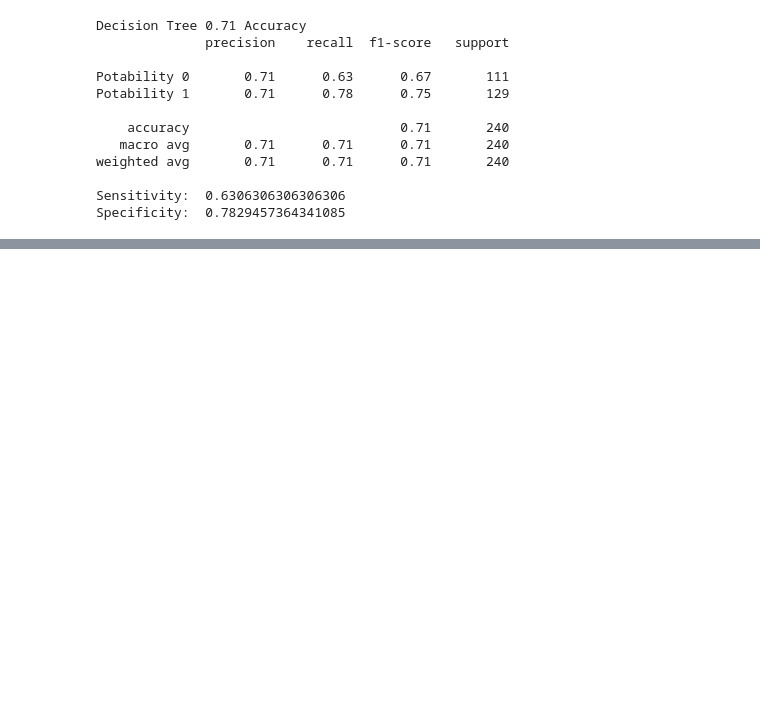
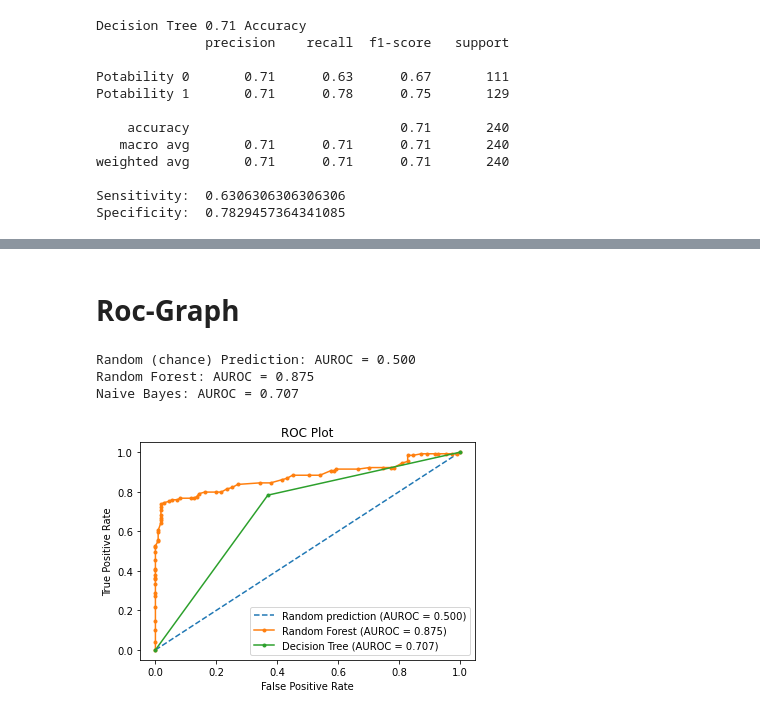
Before and after one commit to pranaykumar2611/Water-Quality-Analysis-and-Prediction, a Jupyter notebook: Main.ipynb, the cells around one changed output, grey strips where cells are left out. Drawn from its saved outputs; the diff is of its cells as text; code cells hidden in the pictures; blank space fills up the shorter version.

```diff
--- a/Main.ipynb
+++ b/Main.ipynb
@@ -310,0 +283,2 @@ plt.show()
+# %% [markdown]
+# Roc-Graph
@@ -310,0 +295,8 @@ plt.show()
+# %%
+print('Random (chance) Prediction: AUROC = %.3f' % (r_auc))
+print('Random Forest: AUROC = %.3f' % (rf_auc))
+print('Naive Bayes: AUROC = %.3f' % (dt_auc))
+# %% [output]
+Random (chance) Prediction: AUROC = 0.500
+Random Forest: AUROC = 0.875
+Naive Bayes: AUROC = 0.707
@@ -310,0 +307,16 @@ plt.show()
+# %%
+plt.plot(r_fpr, r_tpr, linestyle='--', label='Random prediction (AUROC = %0.3f)' % r_auc)
+plt.plot(rf_fpr, rf_tpr, marker='.', label='Random Forest (AUROC = %0.3f)' % rf_auc)
+plt.plot(dt_fpr, dt_tpr, marker='.', label='Decision Tree (AUROC = %0.3f)' % dt_auc)
+
+# Title
+plt.title('ROC Plot')
+# Axis labels
+plt.xlabel('False Positive Rate')
+plt.ylabel('True Positive Rate')
+# Show legend
+plt.legend() #
+# Show plot
+plt.show()
+# %% [output]
+[figure, added]
```
Also changed, not shown: parts of 22 cells of this notebook.
